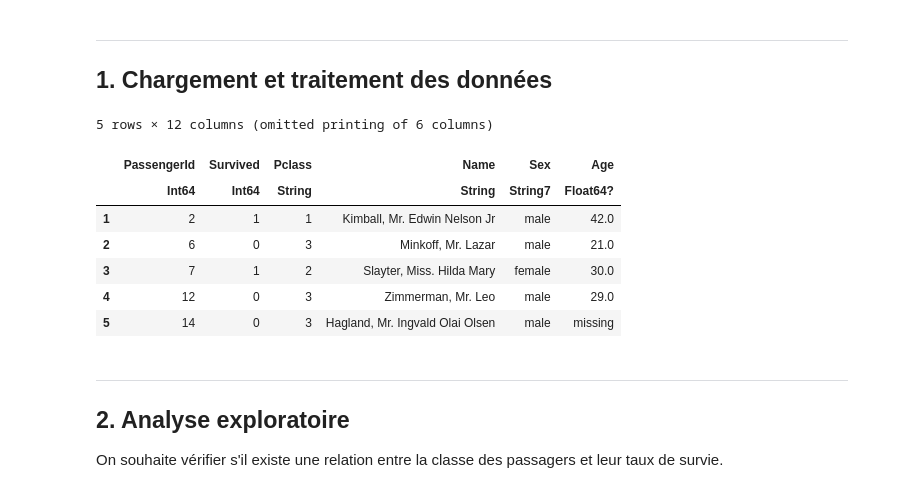
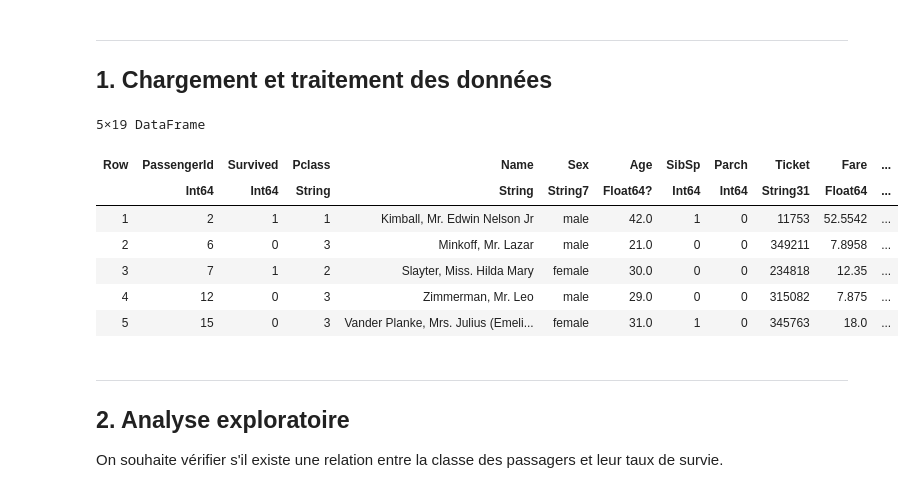
Before and after one commit to cfstcyr/MTH3302, a Jupyter notebook: TD5/TD5.ipynb, the cells around one changed output. Saved outputs shown, nothing was run; the diff lists cells and outputs as text; code cells hidden in the pictures.

```diff
--- a/TD5/TD5.ipynb
+++ b/TD5/TD5.ipynb
@@ -41,19 +107,19 @@ using CSV, DataFrames, Gadfly, GLM, Distributions, LinearAlgebra
 # %%
 data = CSV.read("Train.csv", DataFrame)
 
-# Conversion en String pour que GLM considère la classe comme une variable qualitative
-data[!, :Pclass] = string.(data[:, :Pclass])
+data = cleanDf(data)
+data = transformDf(data)
 
-first(data,5)
+first(data, 5)
 # %% [output]
-5 rows × 12 columns (omitted printing of 6 columns)
+5×19 DataFrame
-|  | PassengerId | Survived | Pclass | Name | Sex | Age |
-|  | Int64 | Int64 | String | String | String7 | Float64? |
-| 1 | 2 | 1 | 1 | Kimball, Mr. Edwin Nelson Jr | male | 42.0 |
-| 2 | 6 | 0 | 3 | Minkoff, Mr. Lazar | male | 21.0 |
-| 3 | 7 | 1 | 2 | Slayter, Miss. Hilda Mary | female | 30.0 |
-| 4 | 12 | 0 | 3 | Zimmerman, Mr. Leo | male | 29.0 |
-| 5 | 14 | 0 | 3 | Hagland, Mr. Ingvald Olai Olsen | male | missing |
+| Row | PassengerId | Survived | Pclass | Name | Sex | Age | SibSp | Parch | Ticket | Fare | ... |
+|  | Int64 | Int64 | String | String | String7 | Float64? | Int64 | Int64 | String31 | Float64 | ... |
+| 1 | 2 | 1 | 1 | Kimball, Mr. Edwin Nelson Jr | male | 42.0 | 1 | 0 | 11753 | 52.5542 | ... |
+| 2 | 6 | 0 | 3 | Minkoff, Mr. Lazar | male | 21.0 | 0 | 0 | 349211 | 7.8958 | ... |
+| 3 | 7 | 1 | 2 | Slayter, Miss. Hilda Mary | female | 30.0 | 0 | 0 | 234818 | 12.35 | ... |
+| 4 | 12 | 0 | 3 | Zimmerman, Mr. Leo | male | 29.0 | 0 | 0 | 315082 | 7.875 | ... |
+| 5 | 15 | 0 | 3 | Vander Planke, Mrs. Julius (Emeli... | female | 31.0 | 1 | 0 | 345763 | 18.0 | ... |
 # %% [markdown]
 ---
 <a id="section_2"></a>
```
Also changed, not shown: parts of 15 cells of this notebook, 3 other files.
